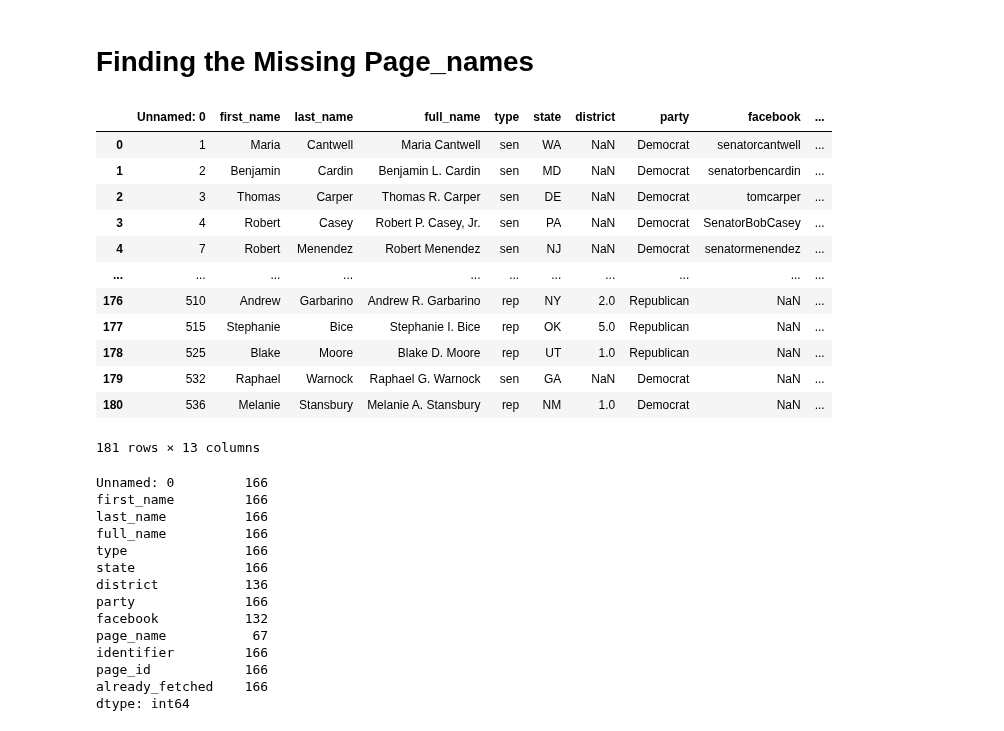
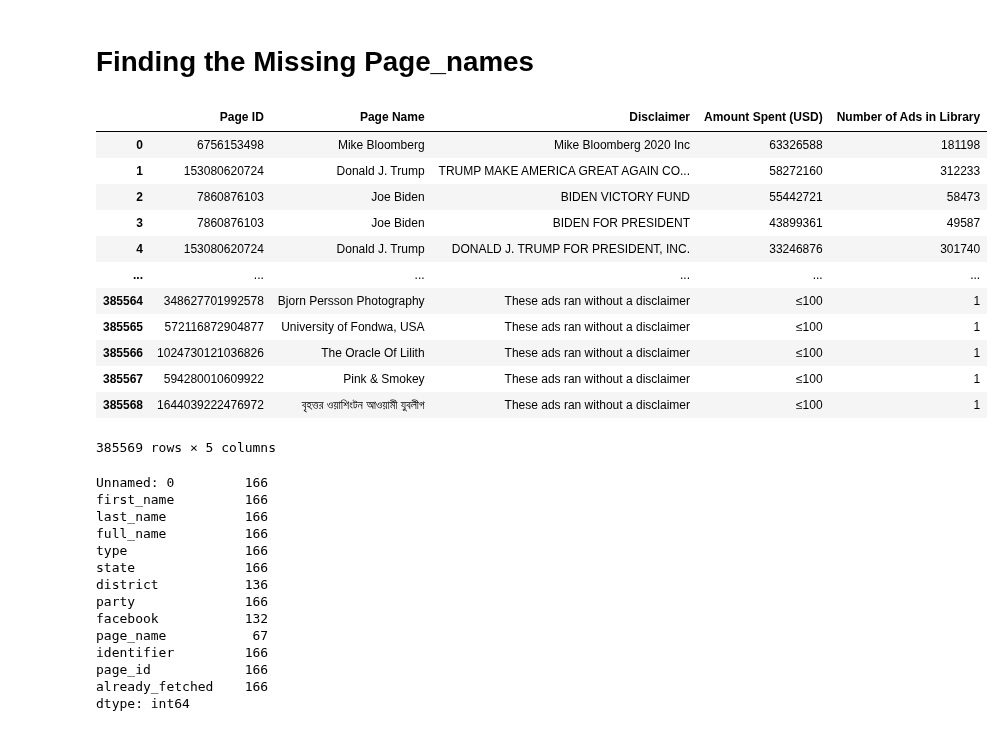
Before and after one commit to lrnz-asnprs/political-ad-api, a Jupyter notebook: notebooks/gustav_notebook.ipynb, the cells around one changed output. Cells and saved outputs as stored; diff of their text form; code cells hidden in the pictures.

```diff
--- a/notebooks/gustav_notebook.ipynb
+++ b/notebooks/gustav_notebook.ipynb
@@ -122,22 +122,22 @@ demographic_data.groupby('page_name').mean()
 # %%
 df_missing = pd.read_csv('/home/gustavgyrst/Desktop/Research Project/political-ad-api/src/data_sets/missing_pid.csv')
 df_all_ad_pages = pd.read_csv('/home/gustavgyrst/Desktop/Research Project/political-ad-api/data/FacebookAdLibraryReport_2021-10-15_US_lifelong_advertisers.csv')
-# %%
-df_missing
-# %% [output]
-|  | Unnamed: 0 | first_name | last_name | full_name | type | state | district | party | facebook | ... |
-| 0 | 1 | Maria | Cantwell | Maria Cantwell | sen | WA | NaN | Democrat | senatorcantwell | ... |
-| 1 | 2 | Benjamin | Cardin | Benjamin L. Cardin | sen | MD | NaN | Democrat | senatorbencardin | ... |
-| 2 | 3 | Thomas | Carper | Thomas R. Carper | sen | DE | NaN | Democrat | tomcarper | ... |
-| 3 | 4 | Robert | Casey | Robert P. Casey, Jr. | sen | PA | NaN | Democrat | SenatorBobCasey | ... |
-| 4 | 7 | Robert | Menendez | Robert Menendez | sen | NJ | NaN | Democrat | senatormenendez | ... |
-| ... | ... | ... | ... | ... | ... | ... | ... | ... | ... | ... |
-| 176 | 510 | Andrew | Garbarino | Andrew R. Garbarino | rep | NY | 2.0 | Republican | NaN | ... |
-| 177 | 515 | Stephanie | Bice | Stephanie I. Bice | rep | OK | 5.0 | Republican | NaN | ... |
-| 178 | 525 | Blake | Moore | Blake D. Moore | rep | UT | 1.0 | Republican | NaN | ... |
-| 179 | 532 | Raphael | Warnock | Raphael G. Warnock | sen | GA | NaN | Democrat | NaN | ... |
-| 180 | 536 | Melanie | Stansbury | Melanie A. Stansbury | rep | NM | 1.0 | Democrat | NaN | ... |
-181 rows × 13 columns
+# %%
+df_all_ad_pages
+# %% [output]
+|  | Page ID | Page Name | Disclaimer | Amount Spent (USD) | Number of Ads in Library |
+| 0 | 6756153498 | Mike Bloomberg | Mike Bloomberg 2020 Inc | 63326588 | 181198 |
+| 1 | 153080620724 | Donald J. Trump | TRUMP MAKE AMERICA GREAT AGAIN CO... | 58272160 | 312233 |
+| 2 | 7860876103 | Joe Biden | BIDEN VICTORY FUND | 55442721 | 58473 |
+| 3 | 7860876103 | Joe Biden | BIDEN FOR PRESIDENT | 43899361 | 49587 |
+| 4 | 153080620724 | Donald J. Trump | DONALD J. TRUMP FOR PRESIDENT, INC. | 33246876 | 301740 |
+| ... | ... | ... | ... | ... | ... |
+| 385564 | 348627701992578 | Bjorn Persson Photography | These ads ran without a disclaimer | ≤100 | 1 |
+| 385565 | 572116872904877 | University of Fondwa, USA | These ads ran without a disclaimer | ≤100 | 1 |
+| 385566 | 1024730121036826 | The Oracle Of Lilith | These ads ran without a disclaimer | ≤100 | 1 |
+| 385567 | 594280010609922 | Pink & Smokey | These ads ran without a disclaimer | ≤100 | 1 |
+| 385568 | 1644039222476972 | বৃহত্তর ওয়াশিংটন আওয়ামী যুবলীগ | These ads ran without a disclaimer | ≤100 | 1 |
+385569 rows × 5 columns
 # %%
 df_missing[df_missing.page_id == 'no match'].count()
 # %% [output]
```
Also changed, not shown: parts of 18 cells of this notebook, 2 other files.
